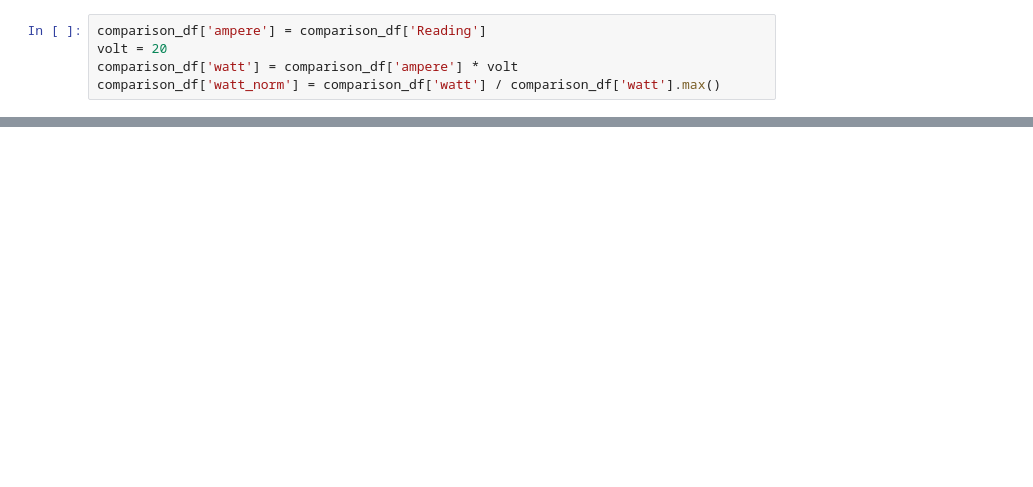
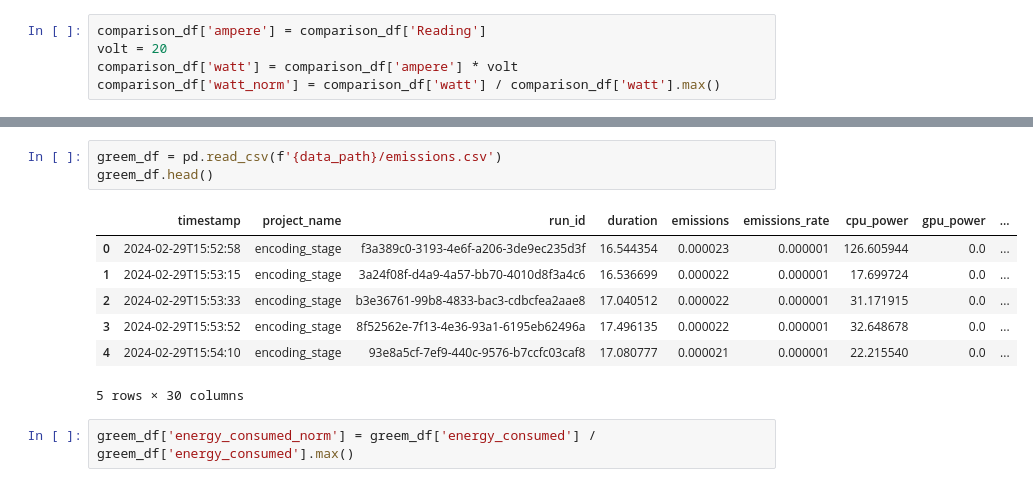
Before and after one commit to cd-athena/GREEM, a Jupyter notebook: gaia/benchmark/comparison/comparison.ipynb, the cells around one changed output, grey strips where cells are left out. Saved outputs shown, nothing was run; the diff lists cells and outputs as text; blank space fills up the shorter version.

```diff
--- a/gaia/benchmark/comparison/comparison.ipynb
+++ b/gaia/benchmark/comparison/comparison.ipynb
@@ -31,0 +35,13 @@ comparison_df['watt_norm'][comparison_df['watt_norm'] > 0.65].plot.line()
+# %%
+greem_df = pd.read_csv(f'{data_path}/emissions.csv')
+greem_df.head()
+# %% [output]
+|  | timestamp | project_name | run_id | duration | emissions | emissions_rate | cpu_power | gpu_power | ... |
+| 0 | 2024-02-29T15:52:58 | encoding_stage | f3a389c0-3193-4e6f-a206-3de9ec235d3f | 16.544354 | 0.000023 | 0.000001 | 126.605944 | 0.0 | ... |
+| 1 | 2024-02-29T15:53:15 | encoding_stage | 3a24f08f-d4a9-4a57-bb70-4010d8f3a4c6 | 16.536699 | 0.000022 | 0.000001 | 17.699724 | 0.0 | ... |
+| 2 | 2024-02-29T15:53:33 | encoding_stage | b3e36761-99b8-4833-bac3-cdbcfea2aae8 | 17.040512 | 0.000022 | 0.000001 | 31.171915 | 0.0 | ... |
+| 3 | 2024-02-29T15:53:52 | encoding_stage | 8f52562e-7f13-4e36-93a1-6195eb62496a | 17.496135 | 0.000022 | 0.000001 | 32.648678 | 0.0 | ... |
+| 4 | 2024-02-29T15:54:10 | encoding_stage | 93e8a5cf-7ef9-440c-9576-b7ccfc03caf8 | 17.080777 | 0.000021 | 0.000001 | 22.215540 | 0.0 | ... |
+5 rows × 30 columns
+# %%
+greem_df['energy_consumed_norm'] = greem_df['energy_consumed'] / greem_df['energy_consumed'].max()
```
Also changed, not shown: parts of 4 cells of this notebook, 2 other files.
